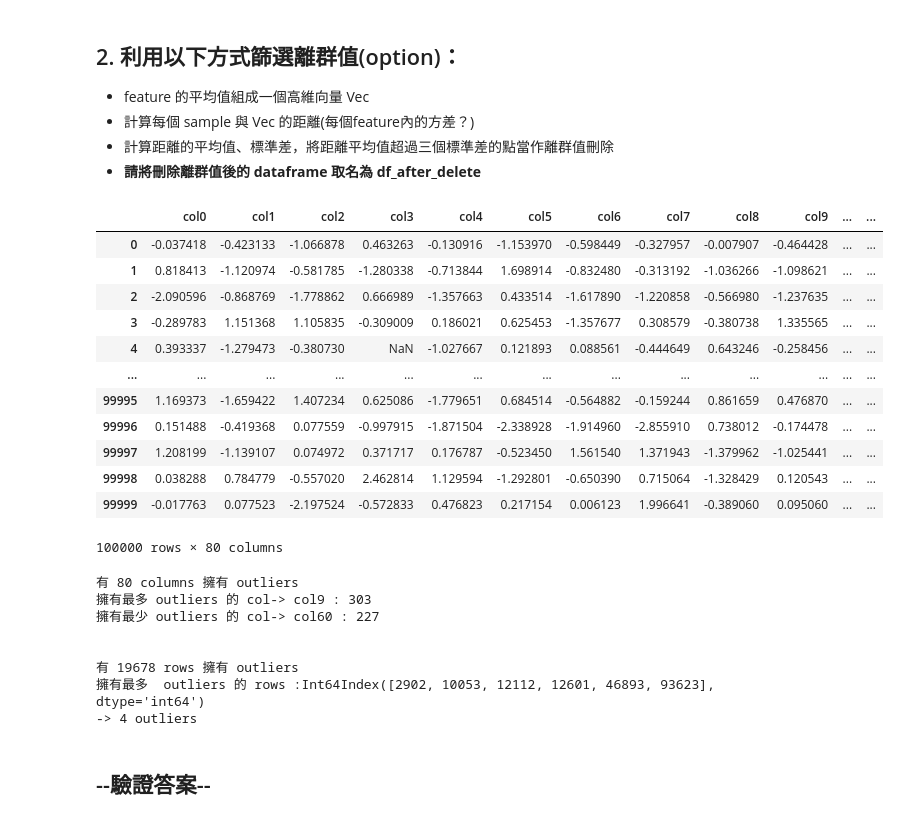
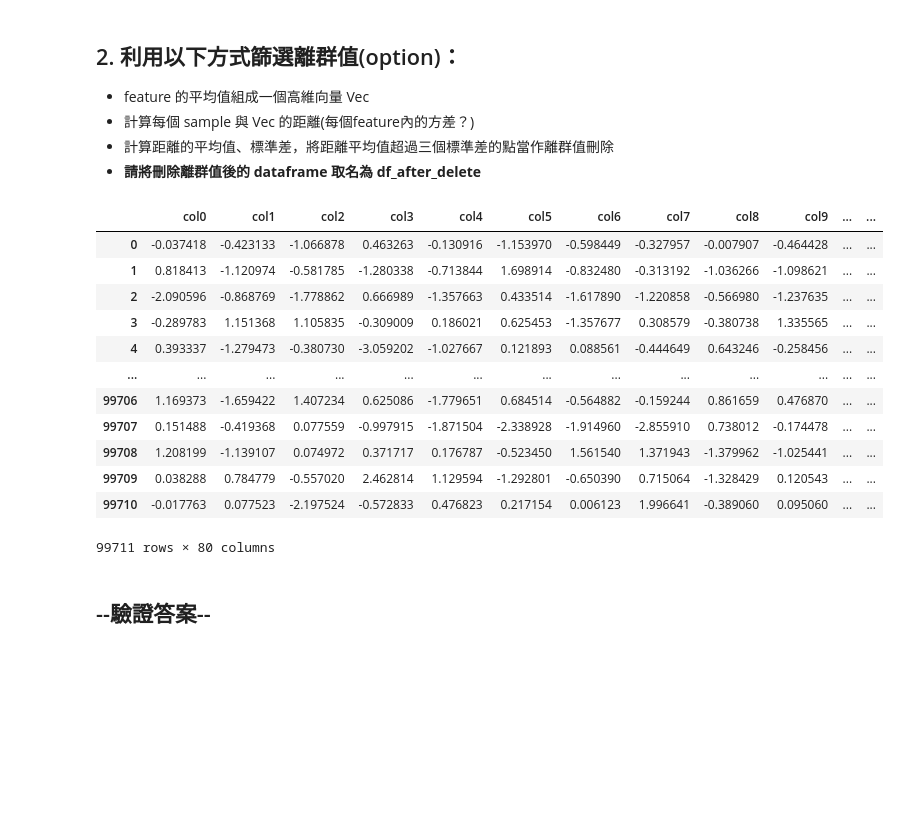
Before and after one commit to andywu85127/kaggle_housepriceforecast, a Jupyter notebook: HOMEWORK_COMB_FILES/HW_01.ipynb, the cells around one changed output. Drawn from its saved outputs; the diff is of its cells as text; code cells hidden in the pictures; blank space fills up the shorter version.

```diff
--- a/HOMEWORK_COMB_FILES/HW_01.ipynb
+++ b/HOMEWORK_COMB_FILES/HW_01.ipynb
@@ -17,6 +17,7 @@ import time
 # 讀取 homework.csv
 """ Your Code Here: 讀取 homework.csv"""
 df = pd.read_csv('homework.csv')
+n_samples,n_features=df.shape
 df
 # %% [output]
 |  | col0 | col1 | col2 | col3 | col4 | col5 | col6 | col7 | col8 | col9 | ... | ... |
@@ -53,10 +54,10 @@ print(f'Pandas has done in {(end - start):.4f} sec.')
 start = time.time()
 """ Your Code Here: 用 Pandas 計算 “homework.csv” 中每個 feature 的平均值、中位數、最大值、最小值，並比較兩者運算時間"""
 
-df_mean=df.mean(axis=0)
-df_median=df.median(axis=0)
-df_max=df.max(axis=0)
-df_min=df.min(axis=0)
+df_mean=df.mean()
+df_median=df.median()
+df_max=df.max()
+df_min=df.min()
 
 end = time.time()
 print(f'Pandas has done in {(end - start):.4f} sec.')
@@ -74,53 +75,14 @@ Pandas has done in 0.3775 sec.
 """ Your Code Here: 計算各個 sample 與 Vec 之距離"""
 # 計算 distance 的 mean, std, 並篩選離群值
 """ Your Code Here: 計算 distance 的 mean, std, 並篩選離群值"""
-Vec=np_mean
-distance=arr-Vec
-dis_mean=np.mean(distance,axis=0)
-dis_std=np.std(distance,axis=0)
 
-index_row,index_col=np.where(abs(distance-dis_mean)>dis_std*3)[0],np.where(abs(distance-dis_mean)>dis_std*3)[1]
+means = np.tile(df_mean, n_samples).reshape((n_samples, n_features))
+distance = np.sum((arr - means) ** 2, axis = 1)
+distance = np.sqrt(distance)
+
+distance_mean = np.mean(distance)
+distance_std = np.std(distance)
+outlier_idx = np.where(np.abs(distance - distance_mean) > distance_std * 3)[0]
 
 # 刪除離群值
-""" Your Code Here: 刪除離群值"""
-#將離群值改為空值
-for i,j in zip(index_row,index_col):
-    df[df.columns[j]].iloc[i]=None
+df_after_delete = df.drop(index = outlier_idx).reset_index(drop = True)
-# %%
-df
-# %% [output]
-|  | col0 | col1 | col2 | col3 | col4 | col5 | col6 | col7 | col8 | col9 | ... | ... |
-| 0 | -0.037418 | -0.423133 | -1.066878 | 0.463263 | -0.130916 | -1.153970 | -0.598449 | -0.327957 | -0.007907 | -0.464428 | ... | ... |
-| 1 | 0.818413 | -1.120974 | -0.581785 | -1.280338 | -0.713844 | 1.698914 | -0.832480 | -0.313192 | -1.036266 | -1.098621 | ... | ... |
-| 2 | -2.090596 | -0.868769 | -1.778862 | 0.666989 | -1.357663 | 0.433514 | -1.617890 | -1.220858 | -0.566980 | -1.237635 | ... | ... |
-| 3 | -0.289783 | 1.151368 | 1.105835 | -0.309009 | 0.186021 | 0.625453 | -1.357677 | 0.308579 | -0.380738 | 1.335565 | ... | ... |
-| 4 | 0.393337 | -1.279473 | -0.380730 | NaN | -1.027667 | 0.121893 | 0.088561 | -0.444649 | 0.643246 | -0.258456 | ... | ... |
-| ... | ... | ... | ... | ... | ... | ... | ... | ... | ... | ... | ... | ... |
-| 99995 | 1.169373 | -1.659422 | 1.407234 | 0.625086 | -1.779651 | 0.684514 | -0.564882 | -0.159244 | 0.861659 | 0.476870 | ... | ... |
-| 99996 | 0.151488 | -0.419368 | 0.077559 | -0.997915 | -1.871504 | -2.338928 | -1.914960 | -2.855910 | 0.738012 | -0.174478 | ... | ... |
-| 99997 | 1.208199 | -1.139107 | 0.074972 | 0.371717 | 0.176787 | -0.523450 | 1.561540 | 1.371943 | -1.379962 | -1.025441 | ... | ... |
-| 99998 | 0.038288 | 0.784779 | -0.557020 | 2.462814 | 1.129594 | -1.292801 | -0.650390 | 0.715064 | -1.328429 | 0.120543 | ... | ... |
-| 99999 | -0.017763 | 0.077523 | -2.197524 | -0.572833 | 0.476823 | 0.217154 | 0.006123 | 1.996641 | -0.389060 | 0.095060 | ... | ... |
-100000 rows × 80 columns
-# %%
-#計算行
-print('有 {} columns 擁有 outliers'.format(len(df.isnull().sum()>0)))
-for i in range(len(df.isnull().sum())):
-    if df.isnull().sum()[i]==min(df.isnull().sum()):
-        print('擁有最少 outliers 的 col-> col{} :'.format(i),min(df.isnull().sum()))
-    elif df.isnull().sum()[i]==max(df.isnull().sum()):
-        print('擁有最多 outliers 的 col-> col{} :'.format(i),max(df.isnull().sum()))
-print('\n')
-#計算列
-print('有 {} rows 擁有 outliers'.format(len(df.index[df.isnull().sum(axis=1)>0])))
-print('擁有最多  outliers 的 rows :{}'.format(df.index[df.isnull().sum(axis=1)==max(df.isnull().sum(axis=1))]))
-print('-> {} outliers'.format(max(df.isnull().sum(axis=1))))
-# %% [output]
-有 80 columns 擁有 outliers
-擁有最多 outliers 的 col-> col9 : 303
-擁有最少 outliers 的 col-> col60 : 227
-
-
-有 19678 rows 擁有 outliers
-擁有最多  outliers 的 rows :Int64Index([2902, 10053, 12112, 12601, 46893, 93623], dtype='int64')
--> 4 outliers
@@ -132,3 +89,19 @@ df.to_csv('homework1_result.csv')
+# %%
+df_after_delete
+# %% [output]
+|  | col0 | col1 | col2 | col3 | col4 | col5 | col6 | col7 | col8 | col9 | ... | ... |
+| 0 | -0.037418 | -0.423133 | -1.066878 | 0.463263 | -0.130916 | -1.153970 | -0.598449 | -0.327957 | -0.007907 | -0.464428 | ... | ... |
+| 1 | 0.818413 | -1.120974 | -0.581785 | -1.280338 | -0.713844 | 1.698914 | -0.832480 | -0.313192 | -1.036266 | -1.098621 | ... | ... |
+| 2 | -2.090596 | -0.868769 | -1.778862 | 0.666989 | -1.357663 | 0.433514 | -1.617890 | -1.220858 | -0.566980 | -1.237635 | ... | ... |
+| 3 | -0.289783 | 1.151368 | 1.105835 | -0.309009 | 0.186021 | 0.625453 | -1.357677 | 0.308579 | -0.380738 | 1.335565 | ... | ... |
+| 4 | 0.393337 | -1.279473 | -0.380730 | -3.059202 | -1.027667 | 0.121893 | 0.088561 | -0.444649 | 0.643246 | -0.258456 | ... | ... |
+| ... | ... | ... | ... | ... | ... | ... | ... | ... | ... | ... | ... | ... |
+| 99706 | 1.169373 | -1.659422 | 1.407234 | 0.625086 | -1.779651 | 0.684514 | -0.564882 | -0.159244 | 0.861659 | 0.476870 | ... | ... |
+| 99707 | 0.151488 | -0.419368 | 0.077559 | -0.997915 | -1.871504 | -2.338928 | -1.914960 | -2.855910 | 0.738012 | -0.174478 | ... | ... |
+| 99708 | 1.208199 | -1.139107 | 0.074972 | 0.371717 | 0.176787 | -0.523450 | 1.561540 | 1.371943 | -1.379962 | -1.025441 | ... | ... |
+| 99709 | 0.038288 | 0.784779 | -0.557020 | 2.462814 | 1.129594 | -1.292801 | -0.650390 | 0.715064 | -1.328429 | 0.120543 | ... | ... |
+| 99710 | -0.017763 | 0.077523 | -2.197524 | -0.572833 | 0.476823 | 0.217154 | 0.006123 | 1.996641 | -0.389060 | 0.095060 | ... | ... |
+99711 rows × 80 columns
 # %% [markdown]
 ## --驗證答案--
 # %%
```
Also changed, not shown: parts of 3 cells of this notebook, 1 other file.
